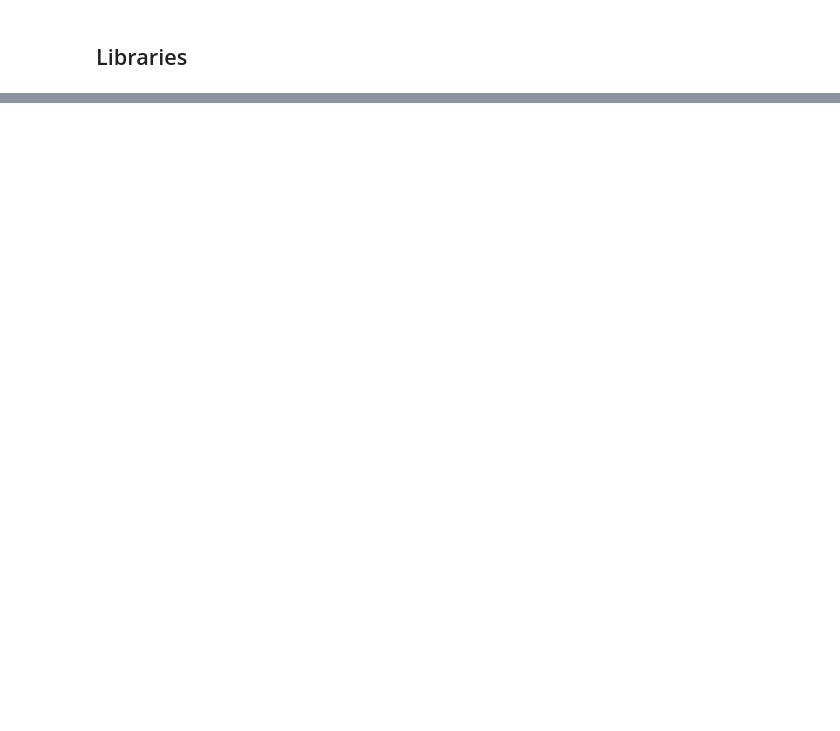
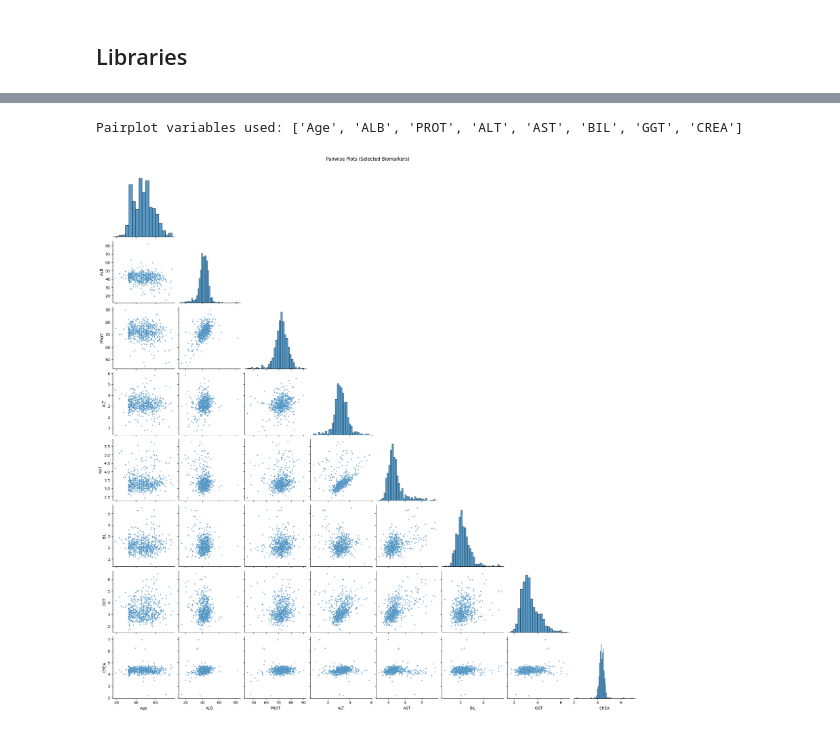
Before and after one commit to BAnaMariaB/HepatitisC_Unsupervides_Learning_Study, a Jupyter notebook: HepatitisC_Unsupervides_Learning.ipynb, the cells around one changed output, grey strips where cells are left out. Drawn from its saved outputs; the diff is of its cells as text; code cells hidden in the pictures; blank space fills up the shorter version.

```diff
--- a/HepatitisC_Unsupervides_Learning.ipynb
+++ b/HepatitisC_Unsupervides_Learning.ipynb
@@ -1978,0 +57,6 @@ Your conclusions should answer:
+# %%
+# -----------------------------
+# Remove non-informative columns
+# -----------------------------
+df = df.drop(columns=["Unnamed: 0"])
+#df.head()
@@ -1978,0 +103,13 @@ Your conclusions should answer:
+# %%
+# -----------------------------
+# Encode categorical variables
+# -----------------------------
+sex_map = {"m": 1, "M": 1, "male": 1, "Male": 1,
+           "f": 0, "F": 0, "female": 0, "Female": 0}
+
+df["Sex_bin"] = df["Sex"].map(sex_map)
+
+# Robust fillna: if mode is empty (all NaN), fallback to 0
+mode_series = df["Sex_bin"].mode(dropna=True)
+fill_value = int(mode_series.iloc[0]) if not mode_series.empty else 0
+df["Sex_bin"] = df["Sex_bin"].fillna(fill_value).astype(int)
@@ -1978,0 +141,12 @@ Your conclusions should answer:
+# %%
+# -----------------------------
+# LOG-TRANSFORMATION
+# -----------------------------
+# Skewed variables in this dataset, noticed in 2.1 distributional analysis
+skewed_vars = [c for c in ["ALT", "AST", "GGT", "BIL", "CREA"] if c in df.columns]
+print("\nSkewed variables to log transform:", skewed_vars)
+
+# Log-transform skewed variables
+for c in skewed_vars:
+    if c in X.columns:
+        X[c] = np.log1p(X[c])
@@ -1978,0 +362,14 @@ Your conclusions should answer:
+# %%
+# -----------------------------
+# 2.5 Pairwise plots
+# -----------------------------
+selected = [c for c in ["Age", "ALB", "PROT", "ALT", "AST", "BIL", "GGT", "CREA"] if c in X.columns]
+
+print("\nPairplot variables used:", selected)
+
+sns.pairplot(X[selected], corner=True, plot_kws={"s": 10, "alpha": 0.6})
+plt.suptitle("Pairwise Plots (Selected Biomarkers)", y=1.02)
+plt.show()
+# %% [output]
+Pairplot variables used: ['Age', 'ALB', 'PROT', 'ALT', 'AST', 'BIL', 'GGT', 'CREA']
+[figure, added]
```
Also changed, not shown: parts of 115 cells of this notebook.
